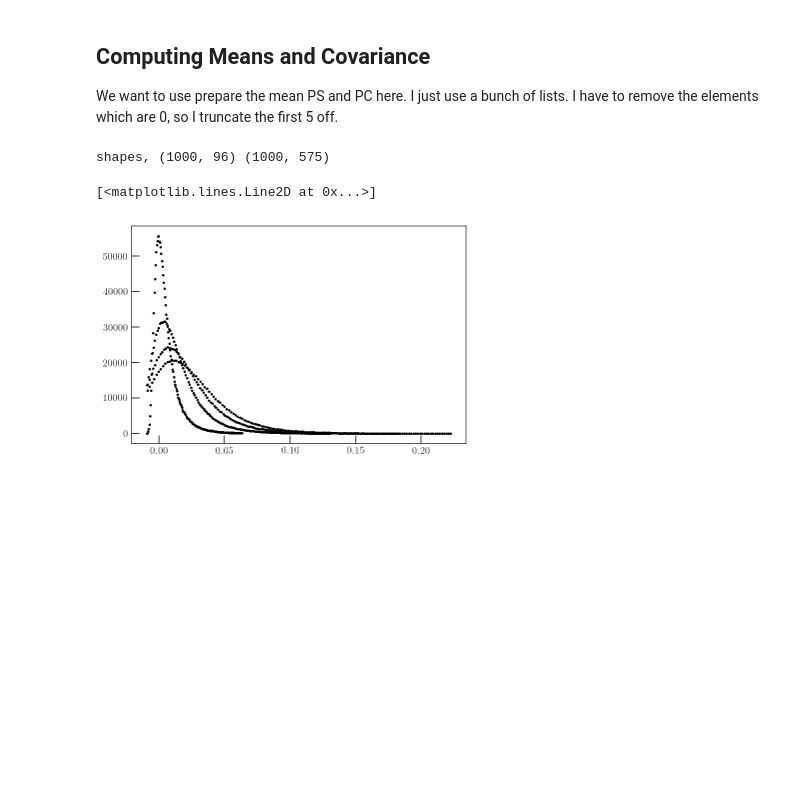
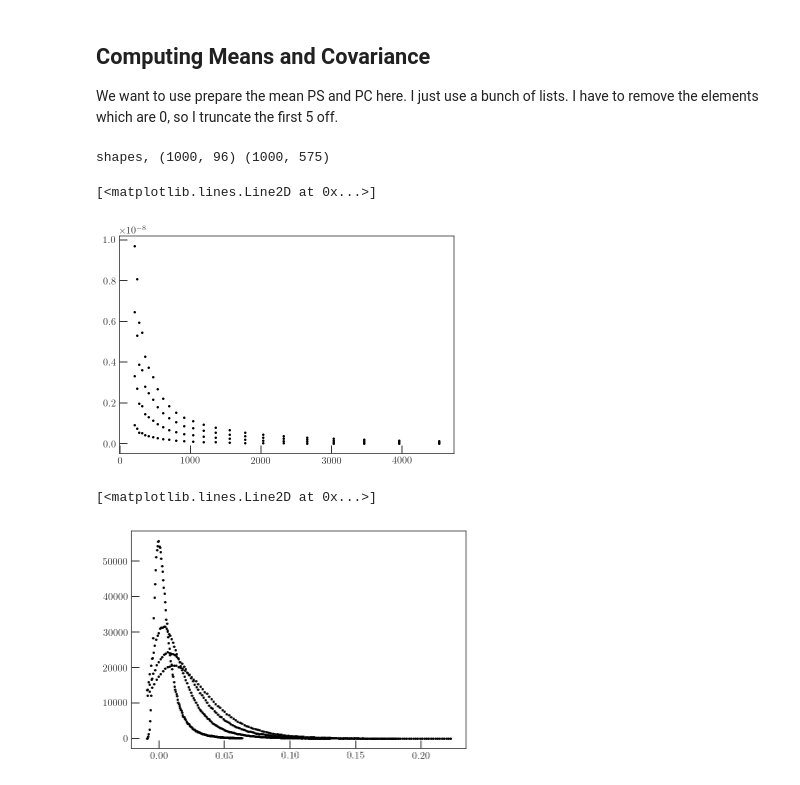
Before and after one commit to xzackli/neutrino_mpk, a Jupyter notebook: different_redshift_bins.ipynb, the cells around one changed output. Cells and saved outputs as stored; diff of their text form; code cells hidden in the pictures; blank space fills up the shorter version.

```diff
--- a/different_redshift_bins.ipynb
+++ b/different_redshift_bins.ipynb
@@ -169,3 +146,8 @@ shapes, (1000, 96) (1000, 575)
+# %%
+plt.plot( ell, PS_means[0], 'k.')
+# %% [output]
+[<matplotlib.lines.Line2D at 0x...>]
+[figure, added]
 # %%
 plt.plot( kappa, PC_means[0], 'k.')
 # %% [output]
```
Also changed, not shown: parts of 5 cells of this notebook, 1 other file.
